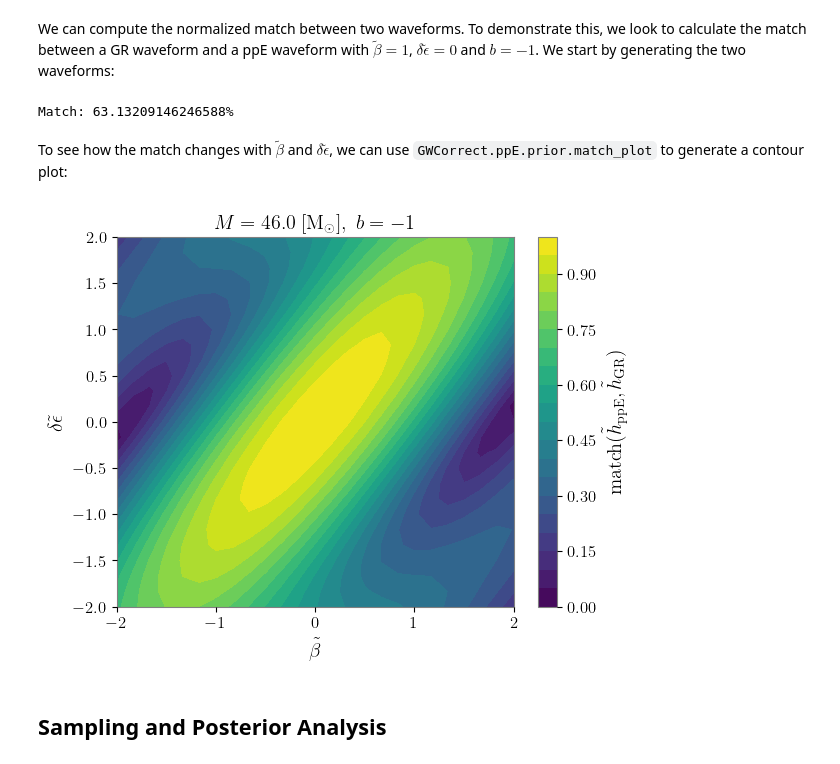
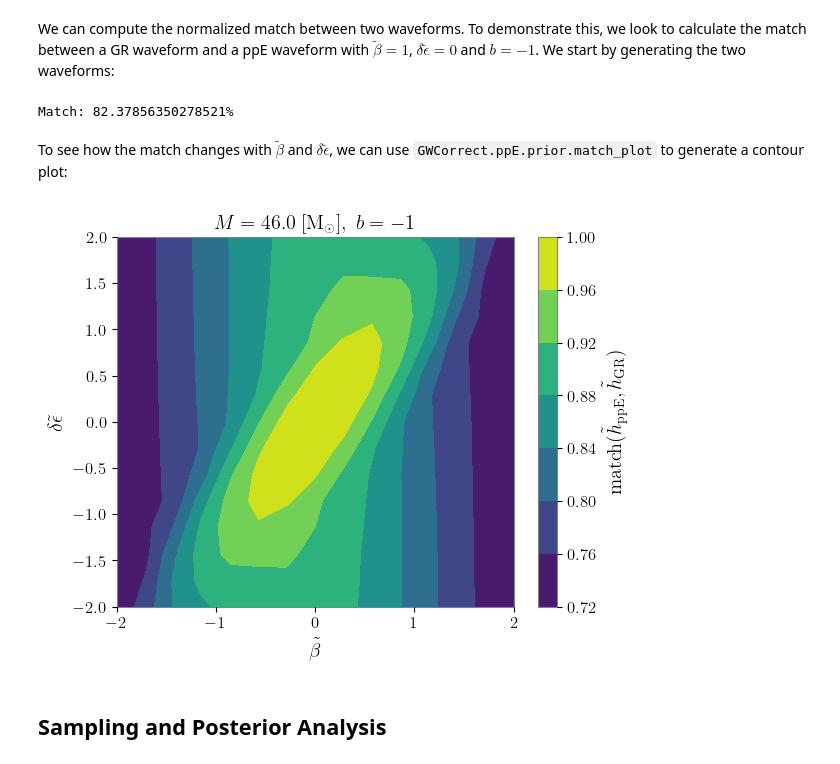
Before and after one commit to RyanSR71/GWCorrect, a Jupyter notebook: docs/source/notebooks/ppE_Tutorial.ipynb, the cells around one changed output. Drawn from its saved outputs; the diff is of its cells as text; code cells hidden in the pictures.

```diff
--- a/docs/source/notebooks/ppE_Tutorial.ipynb
+++ b/docs/source/notebooks/ppE_Tutorial.ipynb
@@ -187,45 +187,42 @@ injection['beta_tilde'] = 1
 injection['delta_epsilon_tilde'] = 0
 injection['b'] = -1
 
-GR_waveform = GR_waveform_generator.frequency_domain_strain(parameters=injection)['plus']
-ppE_waveform = ppE_waveform_generator.frequency_domain_strain(parameters=injection)['plus']
-
-match = ppE.prior.match(ppE_waveform,GR_waveform,4)
+match = ppE.prior.match(ppE_waveform_generator,GR_waveform_generator,injection)
 print(f'Match: {100*match}%')
 # %% [output]
-Match: 63.13209146246588%
+Match: 82.37856350278521%
 # %% [markdown]
 To see how the match changes with $\tilde\beta$ and $\delta\tilde\epsilon$, we can use `GWCorrect.ppE.prior.match_plot` to generate a contour plot:
 # %%
 # choose a binary black hole injection
 injection = dict(
     chirp_mass=20,
     mass_ratio=1,
     chi_1=0,
     chi_2=0,
     luminosity_distance=1000,
     geocent_time=1126259642.5,
     phase=1.577,
     theta_jn=0.48736165
 )
 
 # include a b value
 injection['b'] = -1
 
 # choose beta_tilde and delta_epsilon values to sample and put them in arrays
-beta_tildes = np.linspace(-2,2,25)
-delta_epsilon_tildes = np.linspace(-2,2,25)
+beta_tildes = np.linspace(-2,2,15)
+delta_epsilon_tildes = np.linspace(-2,2,15)
 
 # creating a directory for the tutorial files
 try:
     os.mkdir('tutorial_files')
 except:
     pass
 
 # creating a contour plot and saving it to the tutorial files directory
 ppE.prior.match_plot(ppE_waveform_generator,GR_waveform_generator,injection,beta_tildes,delta_epsilon_tildes)
 # %% [output]
-[figure, old version]
+[figure, new version]
 # %% [markdown]
 ## Sampling and Posterior Analysis
 # %% [markdown]
```
Also changed, not shown: parts of 4 cells of this notebook.
